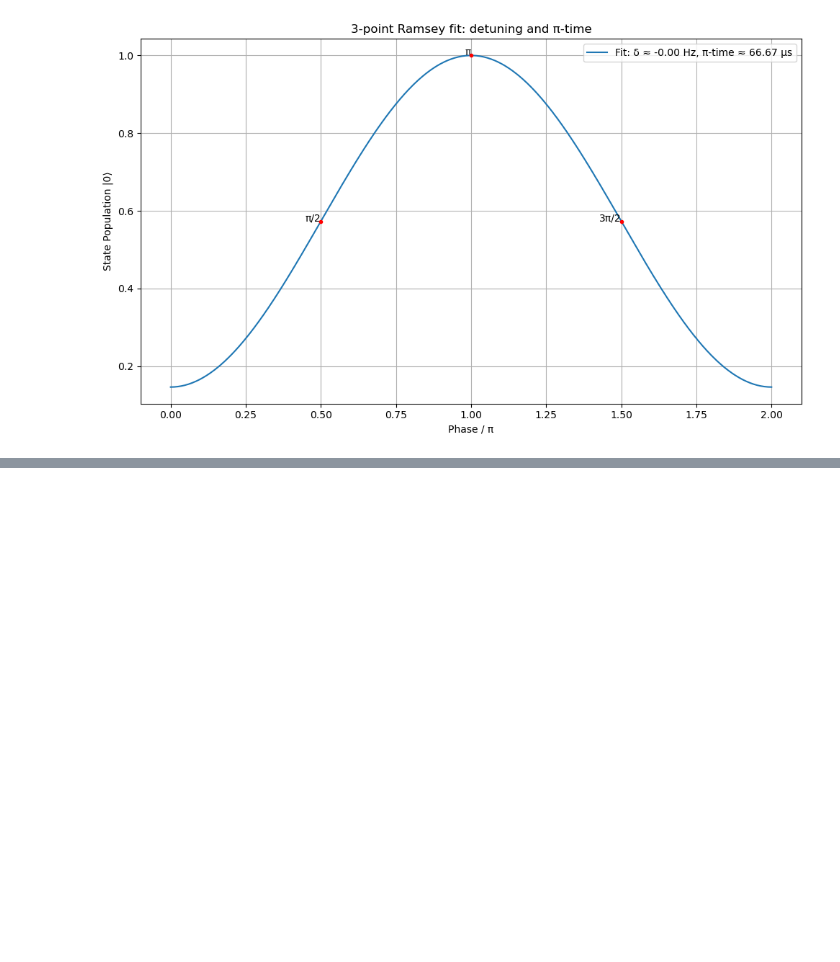
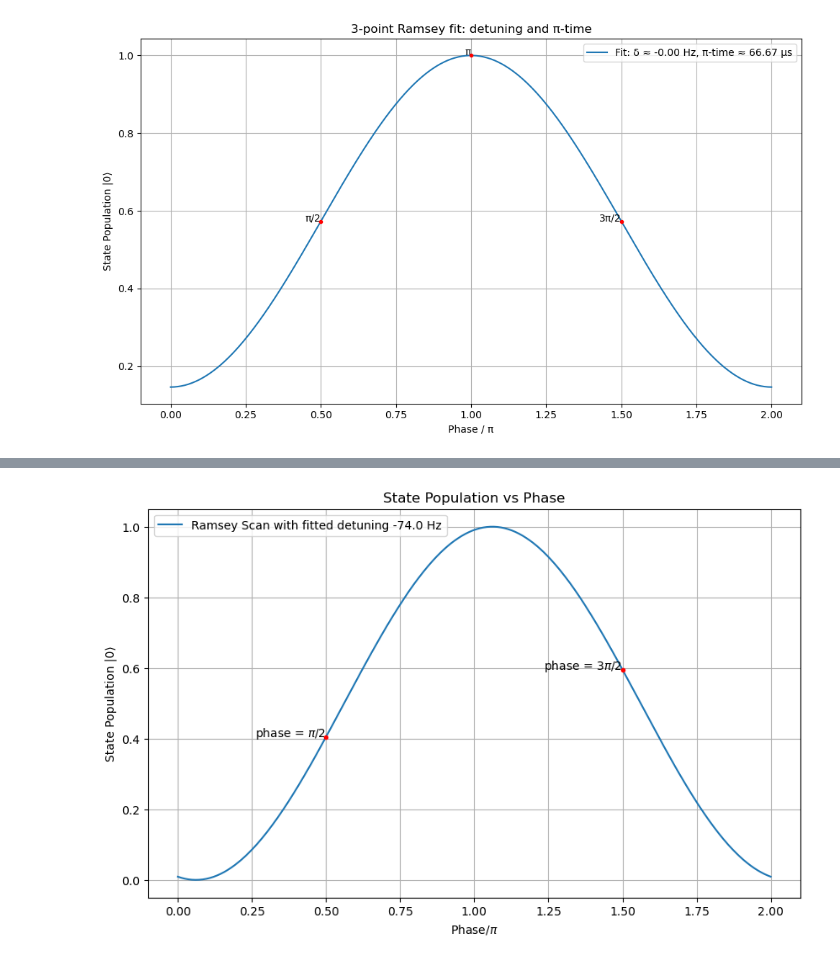
Before and after one commit to GauravTathed/PhD_python_scripts, a Jupyter notebook: Fast_Ramsey_calibrations/Fast_Ramsey_calibraions.ipynb, the cells around one changed output, grey strips where cells are left out. Cells and saved outputs as stored; diff of their text form; code cells hidden in the pictures; blank space fills up the shorter version.

Commit message:
more bussed Ramsey Data and [-1, 4, -3] qubit Ramsey

```diff
--- a/Fast_Ramsey_calibrations/Fast_Ramsey_calibraions.ipynb
+++ b/Fast_Ramsey_calibrations/Fast_Ramsey_calibraions.ipynb
@@ -330,0 +426,84 @@ Correction factor pi_actual / pi_used: 1.3333333422863582
+# %%
+import numpy as np
+from scipy.linalg import expm
+from scipy.optimize import minimize
+import matplotlib.pyplot as plt
+
+def unitary_product_with_ket_zero(pi_time, T, delta, t_wait_T):
+    omega = np.pi / (pi_time * 1e-6)
+    t_pi_over_2 = (pi_time * 1e-6) / 2
+
+    def U1(omega, t):
+        H = np.array([[0, omega / 2],
+                      [omega / 2, delta]], dtype=complex)
+        U = expm(-1j * H * t)
+        return U
+
+    def U_wait(omega, t):
+        H = np.array([[0, 0],
+                      [0, delta]], dtype=complex)
+        U = expm(-1j * H * t)
+        return U
+
+    def U2(omega, t):
+        H = np.array([[0, omega * np.exp(-1j *  np.pi * (t_wait_T)) / 2],
+                      [omega * np.exp(1j *  np.pi * (t_wait_T)) / 2, delta]], dtype=complex)
+        U = expm(-1j * H * t)
+        return U
+
+    U1 = U1(omega, t_pi_over_2)
+    U_wait = U_wait(omega, T)
+    U2 = U2(omega, t_pi_over_2)
+
+    product = U2 @ U_wait @ U1
+
+    ket_zero = np.array([1, 0], dtype=complex)
+    result = product @ ket_zero
+    state_pop = np.abs(result)**2
+    return state_pop[0]
+
+def call_unitary_product_twice(pi_time, T, delta):
+    result1 = unitary_product_with_ket_zero(pi_time, T, delta, 1/2)
+    result2 = unitary_product_with_ket_zero(pi_time, T, delta, 3/2)
+    return result1, result2
+
+def fitting_function(delta, pi_time, T, target_results):
+    computed_result1, computed_result2 = call_unitary_product_twice(pi_time, T, delta[0])
+    target_result1, target_result2 = target_results
+    error = (computed_result1 - target_result1)**2 + (computed_result2 - target_result2)**2
+    return error
+
+# Example usage
+pi_time = 20
+T = 400e-6
+initial_delta_guess = [100 * 2 * np.pi]
+# result1 =  0.28
+# result2 = 0.73
+target_results = (result1 , result2)  # Example target results, replace with actual target results
+
+result = minimize(fitting_function, initial_delta_guess, args=(pi_time, T, target_results),method='Nelder-Mead')
+optimized_delta = result.x[0]
+print(optimized_delta)
+print("Optimized delta value:")
+print(optimized_delta/(2*np.pi))
+
+# Plotting the results
+t_wait_T_values = np.linspace(0, 2, 500)
+state_populations = [unitary_product_with_ket_zero(pi_time, T, optimized_delta, t_wait_T) for t_wait_T in t_wait_T_values]
+
+plt.figure(figsize=(10, 6))
+plt.plot(t_wait_T_values, state_populations, label=f'Ramsey Scan with fitted detuning {np.round(optimized_delta/(2*np.pi))} Hz')
+
+# Marking the target points
+plt.scatter([1/2, 3/2], target_results, color='red', zorder=5,marker = '.')
+plt.text(1/2, target_results[0], 'phase = ${\pi / 2}$', fontsize=10, ha='right')
+plt.text(3/2, target_results[1], 'phase = ${3\pi / 2}$', fontsize=10, ha='right')
+
+plt.xlabel('Phase/$\pi$')
+plt.ylabel('State Population |0⟩')
+plt.title('State Population vs Phase')
+plt.legend()
+plt.grid(True)
+plt.savefig('example_fast_calibration.png',dpi = 300)
+plt.show()
+# %% [output]
@@ -330,0 +513 @@ Correction factor pi_actual / pi_used: 1.3333333422863582
+[figure, added]
```
Also changed, not shown: parts of 2 cells of this notebook, 9 other files.
